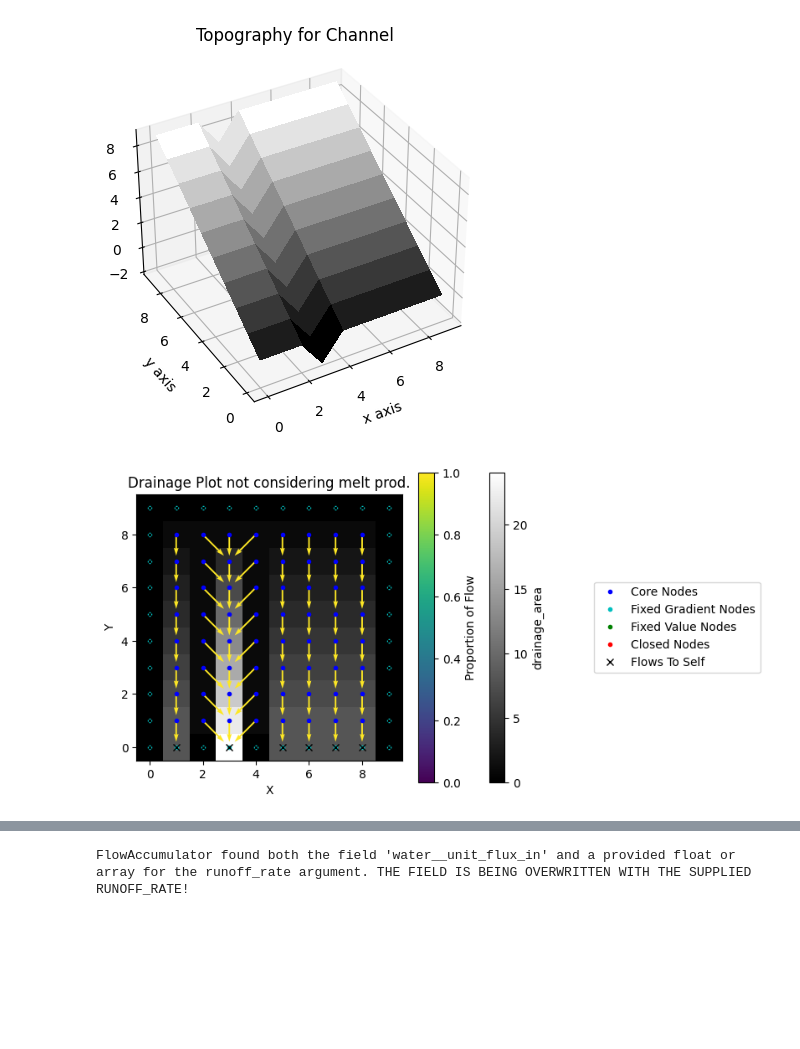
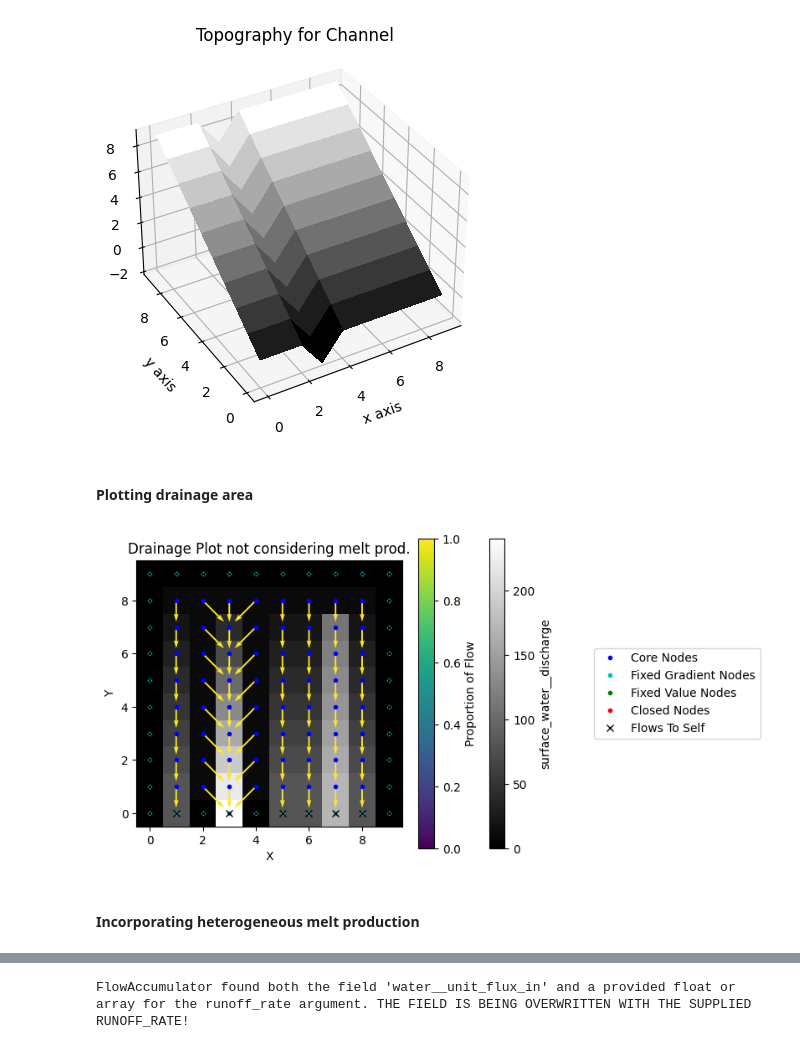
Before and after one commit to csdms-espin/ESPIn_2023_glacial_water_routing, a Jupyter notebook: MeltwaterRunoff_EmilyVersion.ipynb, the cells around one changed output, grey strips where cells are left out. Saved outputs shown, nothing was run; the diff lists cells and outputs as text; code cells hidden in the pictures; blank space fills up the shorter version.

```diff
--- a/MeltwaterRunoff_EmilyVersion.ipynb
+++ b/MeltwaterRunoff_EmilyVersion.ipynb
@@ -41,6 +54,25 @@ class GlacierSurfaceFlow:
             z2 = 700 - 0.5*((self.grid.y_of_node-50)**2 + (self.grid.x_of_node-50)**2)
             z2[z2 <0]=0.1*np.random.rand(len(z2[z2<0]))
             elev = self.grid.add_field('topographic__elevation',np.sqrt(z2),at='node')
+
+        if case == 'Andes':
+            self.case = case
+            self.topo = Topography(
+                dem_type="SRTMGL1",
+                south=-1.540602,
+                north=-1.424255,
+                west=-78.9056896,
+                east=-78.753253,
+                output_format="GTiff",
+                cache_dir=".",
+                api_key = 'b55f3a7af9257ddfe9dc41d960f443fa'
+            )
+            self.fname = self.topo.fetch()
+            self.da = self.topo.load()
+            self.grid = RasterModelGrid((self.da.shape[1:3]),xy_spacing=(30,30))
+            self.grid.set_closed_boundaries_at_grid_edges(True, True, True, False)
+            self.da = self.da.astype(np.float64) # type casting to float64, float32 will not work
+            self.grid.add_field("topographic__elevation", np.flip(self.da,1), at="node"); # don't forget to f
 
     def create_flow_acc(self,flow_director='FlowDirectorD8',runoff_rate=None):
         self.fa = FlowAccumulator(self.grid,flow_director=flow_director,runoff_rate = runoff_rate)
@@ -103,5 +133,9 @@ channel.grid.at_node['water__unit_flux_in'] = runoff_rate
+# %% [markdown]
+#### Plotting drainage area
 # %%
-drainage_plot(channel.grid,surface='drainage_area', title='Drainage Plot not considering melt prod.')
+drainage_plot(channel.grid,surface='surface_water__discharge', title='Drainage Plot not considering melt prod.')
 plt.show()
 # %% [output]
-[figure, old version]
+[figure, new version]
+# %% [markdown]
+#### Incorporating heterogeneous melt production
```
Also changed, not shown: parts of 15 cells of this notebook, 1 other file.
